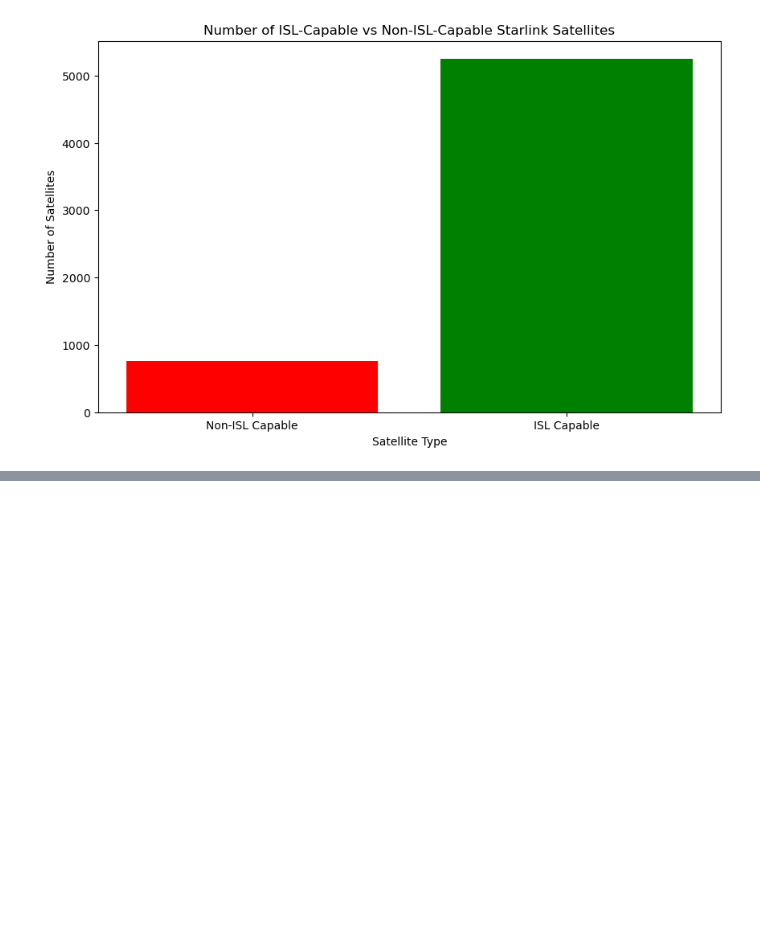
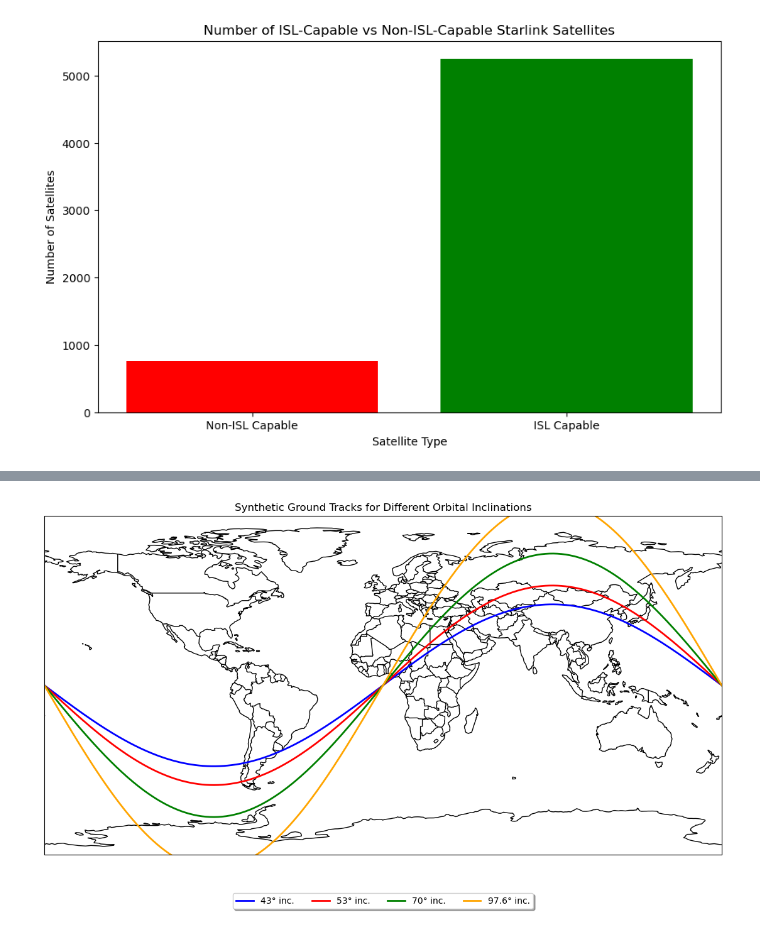
Before and after one commit to aliahan/SatInView, a Jupyter notebook: Untitled.ipynb, the cells around one changed output, grey strips where cells are left out. Cells and saved outputs as stored; diff of their text form; code cells hidden in the pictures; blank space fills up the shorter version.

```diff
--- a/Untitled.ipynb
+++ b/Untitled.ipynb
@@ -131,0 +327,50 @@ Inclinations: []
+# %%
+import matplotlib.pyplot as plt
+import cartopy.crs as ccrs
+import cartopy.feature as cfeature
+import numpy as np
+
+# Initialize figure
+fig, ax = plt.subplots(figsize=(15, 7), subplot_kw={'projection': ccrs.PlateCarree()})
+
+# Set up map projection with Cartopy
+ax.add_feature(cfeature.COASTLINE)
+ax.add_feature(cfeature.BORDERS)
+ax.set_global()
+
+# Define colors for each inclination category
+colors = {
+    "approx_43": 'blue',
+    "approx_53": 'red',
+    "approx_70": 'green',
+    "approx_97": 'orange'
+}
+
+# Define labels for the legend
+labels = {
+    "approx_43": "43° inc.",
+    "approx_53": "53° inc.",
+    "approx_70": "70° inc.",
+    "approx_97": "97.6° inc."
+}
+
+# Create synthetic data for ground tracks
+def create_ground_track(inclination, num_points=500):
+    longitudes = np.linspace(-180, 180, num_points)
+    latitudes = inclination * np.sin(np.radians(longitudes))
+    return longitudes, latitudes
+
+# Plot synthetic ground tracks
+for category, inclination in zip(colors.keys(), [43, 53, 70, 97.6]):
+    color = colors[category]
+    label = labels[category]
+    longitudes, latitudes = create_ground_track(inclination)
+    ax.plot(longitudes, latitudes, '-', color=color, label=label, lw=2)
+
+# Add legend
+ax.legend(loc='upper center', bbox_to_anchor=(0.5, -0.1), fancybox=True, shadow=True, ncol=5)
+
+plt.title('Synthetic Ground Tracks for Different Orbital Inclinations')
+plt.show()
+# %% [output]
+[figure, added]
```
Also changed, not shown: parts of 3 cells of this notebook, 2 other files.
